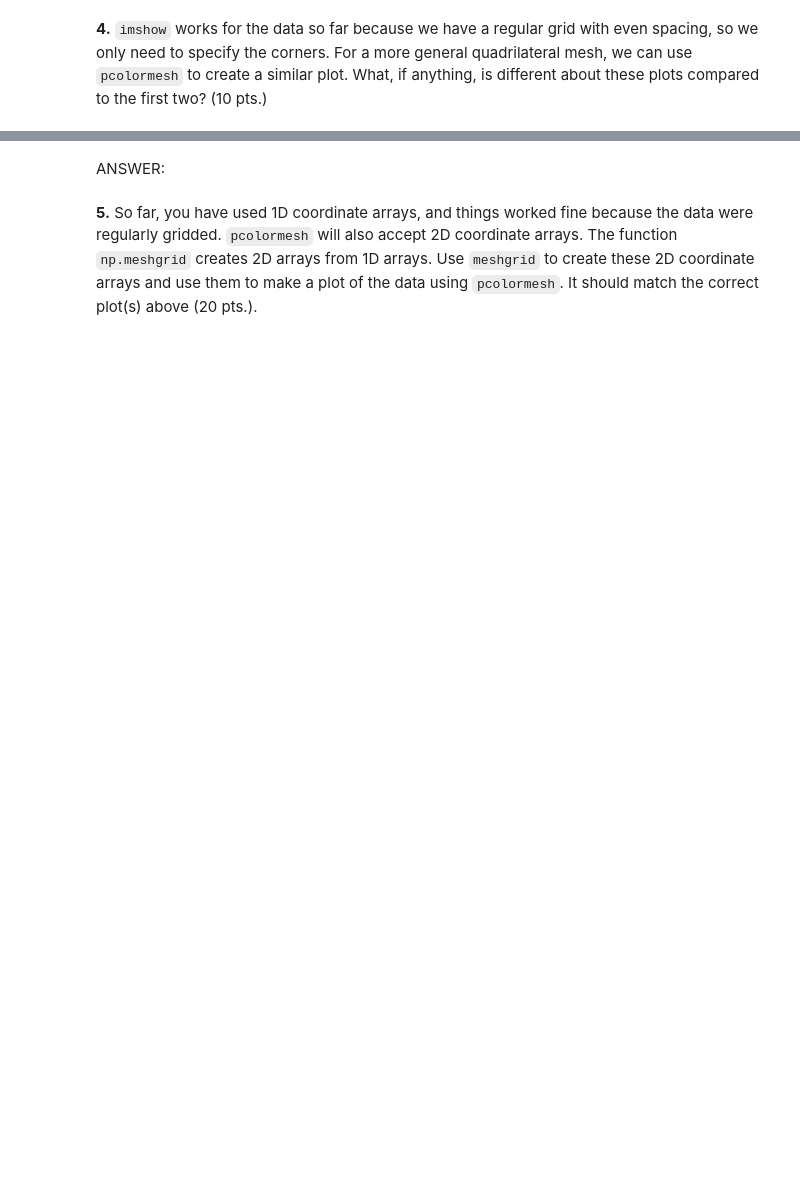
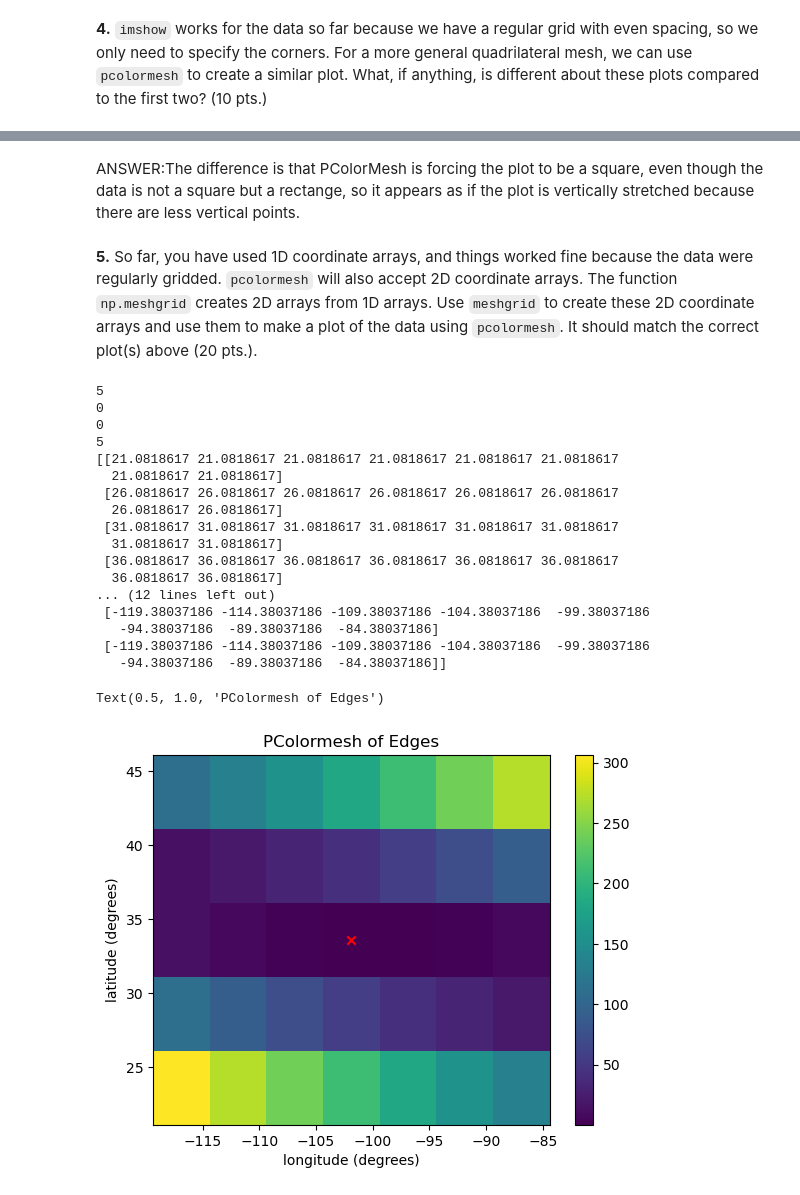
Before and after one commit to KyleWat/DataFieldsCode, a Jupyter notebook: Homework 1.ipynb, the cells around one changed output, grey strips where cells are left out. Saved outputs shown, nothing was run; the diff lists cells and outputs as text; code cells hidden in the pictures; blank space fills up the shorter version.

```diff
--- a/Homework 1.ipynb
+++ b/Homework 1.ipynb
@@ -105,4 +133,4 @@ ax.set_ylabel('latitude (degrees)')
-# %% [markdown]
-ANSWER:
+# %% [markdown]
+ANSWER:The difference is that PColorMesh is forcing the plot to be a square, even though the data is not a square but a rectange, so it appears as if the plot is vertically stretched because there are less vertical points.
 # %% [markdown]
 **5.** So far, you have used 1D coordinate arrays, and things worked fine because the data were regularly gridded. `pcolormesh` will also accept 2D coordinate arrays. The function `np.meshgrid` creates 2D arrays from 1D arrays. Use `meshgrid` to create these 2D coordinate arrays and use them to make a plot of the data using `pcolormesh`. It should match the correct plot(s) above (20 pts.).
@@ -117,0 +137,60 @@ print(lon_edge_2d)
+# %%
+Lat2D, Lon2D = np.meshgrid(lat,lon)
+
+
+def centers_to_edges_2d(x):
+    y = np.squeeze(x[:,0])
+    x = np.squeeze(x[0,:])
+    x_final = np.zeros(len(x)+1)
+    deltax = (x[1]-x[0])/2
+    edgeStartingPoint = x[0]-deltax
+    print(int(deltax*2))
+    for i in range((len(x)+1)):
+        x_final[i] = edgeStartingPoint + 2*deltax*i
+
+
+    y_final = np.zeros(len(y)+1)
+    deltay= (y[1]-y[0])/2
+    edgeStartingPoint = y[0]-deltay
+    print(int(deltay*2))
+    for i in range((len(y)+1)):
+        y_final[i] = edgeStartingPoint + 2*deltay*i
+    final,trash = np.meshgrid(x_final,y_final)
+
+
+    return final,trash
+
+lat_edge_2d = centers_to_edges_2d(Lat2D)[0].T
+lon_edge_2d = centers_to_edges_2d(Lon2D)[1].T
+
+print(lat_edge_2d)
+print(lon_edge_2d)
+
+fig = plt.figure()
+ax = fig.add_subplot(111)
+im = ax.pcolormesh(lon_edge_2d, lat_edge_2d, d)
+plt.colorbar(im)
+ax.scatter(mcom_lon, mcom_lat, marker='x', color='red')
+ax.set_xlabel('longitude (degrees)')
+ax.set_ylabel('latitude (degrees)')
+ax.set_title('PColormesh of Edges')
+# %% [output]
+5
+0
+0
+5
+[[21.0818617 21.0818617 21.0818617 21.0818617 21.0818617 21.0818617
+  21.0818617 21.0818617]
+ [26.0818617 26.0818617 26.0818617 26.0818617 26.0818617 26.0818617
+  26.0818617 26.0818617]
+ [31.0818617 31.0818617 31.0818617 31.0818617 31.0818617 31.0818617
+  31.0818617 31.0818617]
+ [36.0818617 36.0818617 36.0818617 36.0818617 36.0818617 36.0818617
+  36.0818617 36.0818617]
+... (12 lines left out)
+ [-119.38037186 -114.38037186 -109.38037186 -104.38037186  -99.38037186
+   -94.38037186  -89.38037186  -84.38037186]
+ [-119.38037186 -114.38037186 -109.38037186 -104.38037186  -99.38037186
+   -94.38037186  -89.38037186  -84.38037186]]
+Text(0.5, 1.0, 'PColormesh of Edges')
+[figure, added]
```
Also changed, not shown: parts of 8 cells of this notebook.
